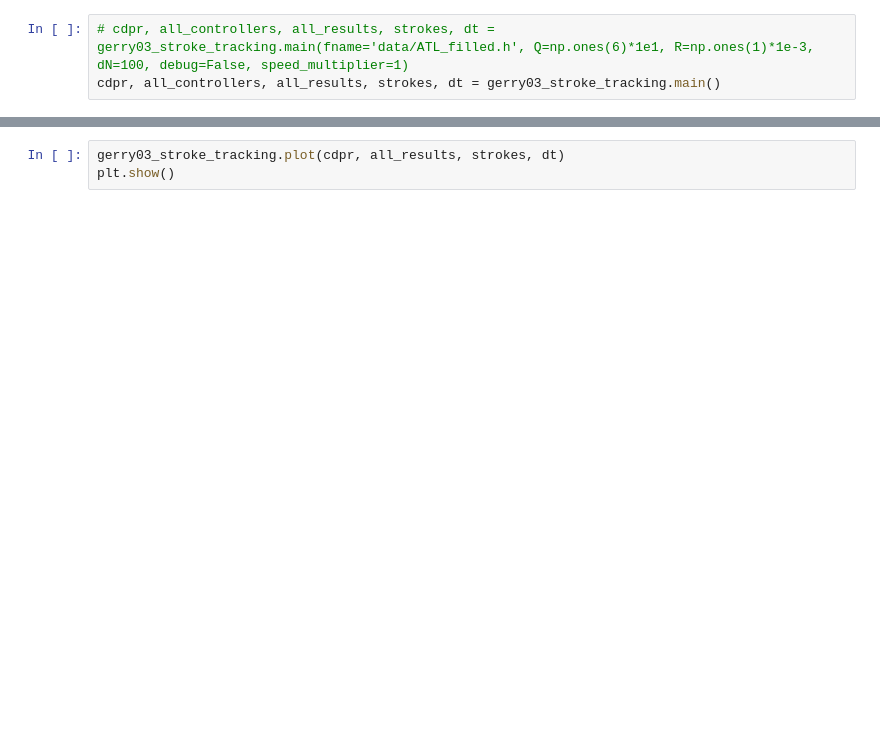
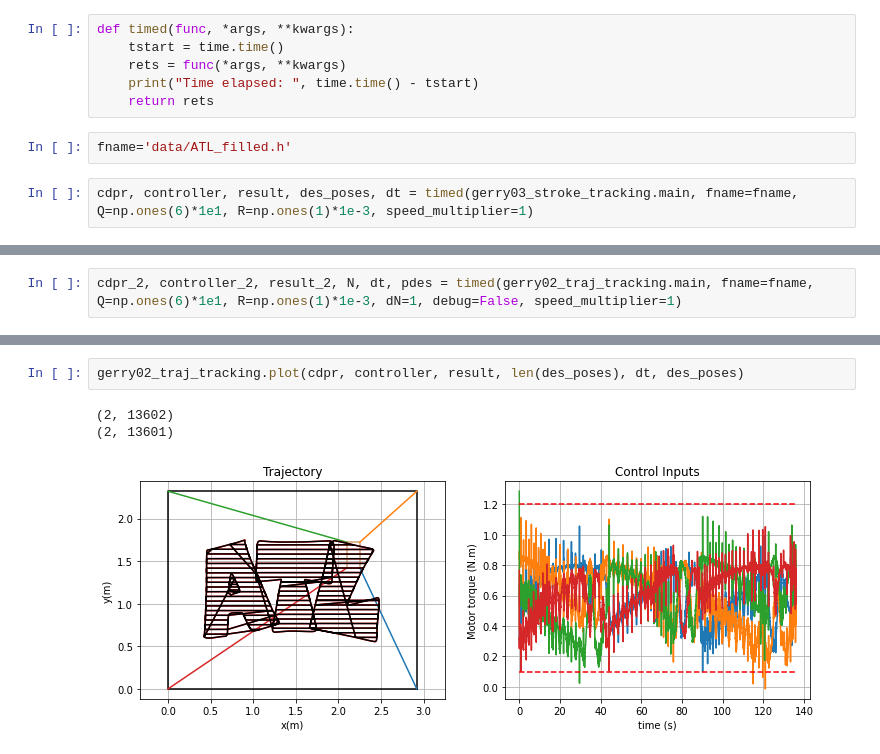
Before and after one commit to borglab/GTDynamics, a Jupyter notebook: gtdynamics/cablerobot/src/gerry03_stroke_tracking.ipynb, the cells around one changed output, grey strips where cells are left out. Saved outputs shown, nothing was run; the diff lists cells and outputs as text; blank space fills up the shorter version.

Commit message:
update stroke tracking

```diff
--- a/gtdynamics/cablerobot/src/gerry03_stroke_tracking.ipynb
+++ b/gtdynamics/cablerobot/src/gerry03_stroke_tracking.ipynb
@@ -14,7 +16,14 @@ import gerry03_stroke_tracking
 # %% [output]
 The autoreload extension is already loaded. To reload it, use:
   %reload_ext autoreload
+# %%
+def timed(func, *args, **kwargs):
+    tstart = time.time()
+    rets = func(*args, **kwargs)
+    print("Time elapsed: ", time.time() - tstart)
+    return rets
+# %%
+fname='data/ATL_filled.h'
 # %%
-# cdpr, all_controllers, all_results, strokes, dt = gerry03_stroke_tracking.main(fname='data/ATL_filled.h', Q=np.ones(6)*1e1, R=np.ones(1)*1e-3, dN=100, debug=False, speed_multiplier=1)
-cdpr, all_controllers, all_results, strokes, dt = gerry03_stroke_tracking.main()
+cdpr, controller, result, des_poses, dt = timed(gerry03_stroke_tracking.main, fname=fname, Q=np.ones(6)*1e1, R=np.ones(1)*1e-3, speed_multiplier=1)
 # %% [output]
@@ -27,0 +34,2 @@ Starting stroke 6 of 145
+# %%
+cdpr_2, controller_2, result_2, N, dt, pdes = timed(gerry02_traj_tracking.main, fname=fname, Q=np.ones(6)*1e1, R=np.ones(1)*1e-3, dN=1, debug=False, speed_multiplier=1)
@@ -28,3 +38,6 @@ Starting stroke 6 of 145
 # %%
-gerry03_stroke_tracking.plot(cdpr, all_results, strokes, dt)
-plt.show()
+gerry02_traj_tracking.plot(cdpr, controller, result, len(des_poses), dt, des_poses)
+# %% [output]
+(2, 13602)
+(2, 13601)
+[figure, added]
```
Also changed, not shown: parts of 6 cells of this notebook, 1 other file.
